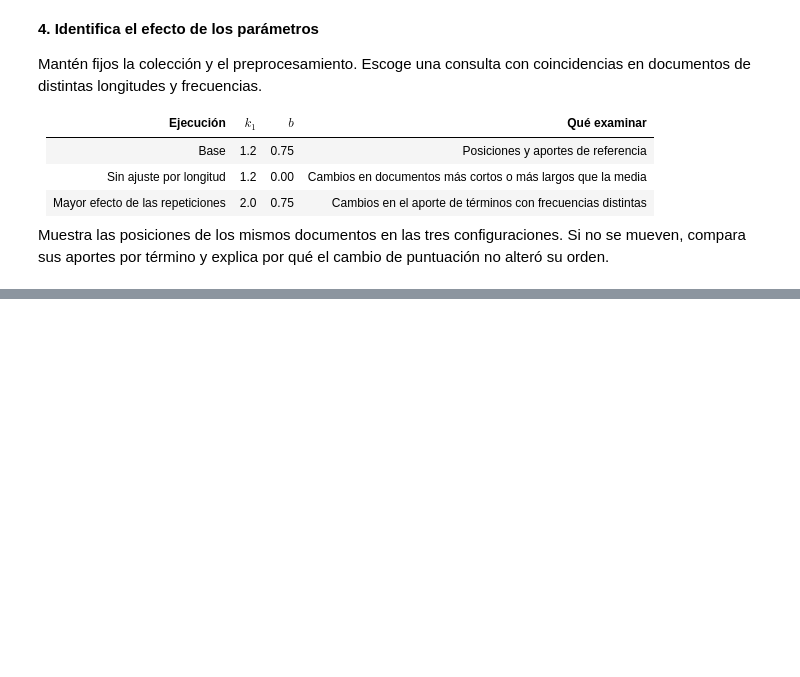
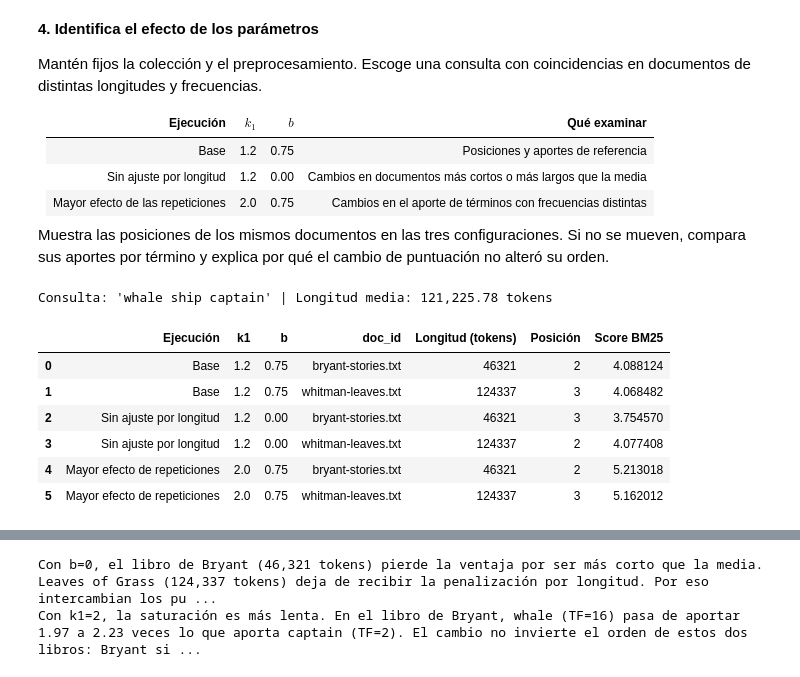
Before and after one commit to EstefanoCondoy/CondoyEstefano_IR_2026B, a Jupyter notebook: Deberes/04_bm25_Condoy_Estéfano.ipynb, the cells around one changed output, grey strips where cells are left out. Drawn from its saved outputs; the diff is of its cells as text; code cells hidden in the pictures; blank space fills up the shorter version.

```diff
--- a/Deberes/04_bm25_Condoy_Estéfano.ipynb
+++ b/Deberes/04_bm25_Condoy_Estéfano.ipynb
@@ -244,3 +386,77 @@ Mantén fijos la colección y el preprocesamiento. Escoge una consulta con coinc
 | Mayor efecto de las repeticiones | 2.0 | 0.75 | Cambios en el aporte de términos con frecuencias distintas |
 
 Muestra las posiciones de los mismos documentos en las tres configuraciones. Si no se mueven, compara sus aportes por término y explica por qué el cambio de puntuación no alteró su orden.
+# %%
+# Aquí mantengo la misma consulta y cambio un parámetro por vez.
+configuraciones = {
+    "Base": (K1_BASE, B_BASE),
+    "Sin ajuste por longitud": (K1_BASE, 0.0),
+    "Mayor efecto de repeticiones": (2.0, B_BASE),
+}
+id_whitman = "whitman-leaves.txt"
+ids_experimento = (id_bryant, id_whitman)
+posiciones_parametros = []
+aportes_parametros = {}
+scores_parametros = {}
+
+# Aquí comparo los mismos dos libros en los rankings completos de BM25.
+for nombre, (k1, b) in configuraciones.items():
+    scores, aportes = calcular_bm25(tokens_detalle, k1=k1, b=b)
+    ranking = ordenar_positivos(zip(ids_documentos, scores))
+    posiciones = {doc_id: puesto for puesto, (doc_id, _) in enumerate(ranking, start=1)}
+    scores_parametros[nombre] = dict(ranking)
+    aportes_parametros[nombre] = aportes
+    for doc_id in ids_experimento:
+        i = indice_documento[doc_id]
+        posiciones_parametros.append({
+            "Ejecución": nombre,
+            "k1": k1,
+            "b": b,
+            "doc_id": doc_id,
+            "Longitud (tokens)": longitudes[i],
+            "Posición": posiciones[doc_id],
+            "Score BM25": scores[i],
+        })
+
+print(f"Consulta: {consulta_detalle!r} | Longitud media: {longitud_media:,.2f} tokens")
+display(pd.DataFrame(posiciones_parametros).round(6))
+
+# Aquí desgloso los aportes para ver qué cambia aunque se conserve la posición.
+filas_aportes = []
+for doc_id in ids_experimento:
+    i = indice_documento[doc_id]
+    for termino in tokens_detalle:
+        fila = {"doc_id": doc_id, "Término": termino, "TF": tf_documentos[i][termino]}
+        for nombre, aportes in aportes_parametros.items():
+            fila[nombre] = aportes[termino][i]
+        filas_aportes.append(fila)
+display(pd.DataFrame(filas_aportes).round(6))
+
+# Aquí interpreto el cambio de b con las longitudes y scores medidos.
+i_bryant = indice_documento[id_bryant]
+i_whitman = indice_documento[id_whitman]
+print(f"Con b=0, el libro de Bryant ({longitudes[i_bryant]:,} tokens) pierde "
+      "la ventaja por ser más corto que la media. Leaves of Grass "
+      f"({longitudes[i_whitman]:,} tokens) deja de recibir la penalización por longitud. "
+      "Por eso intercambian los puestos 2 y 3.")
+
+# Aquí comparo el efecto de k1 sobre una frecuencia alta y una baja del mismo libro.
+base = aportes_parametros["Base"]
+mayor_k1 = aportes_parametros["Mayor efecto de repeticiones"]
+razon_base = base["whale"][i_bryant] / base["captain"][i_bryant]
+razon_mayor = mayor_k1["whale"][i_bryant] / mayor_k1["captain"][i_bryant]
+scores_mayor = scores_parametros["Mayor efecto de repeticiones"]
+print("Con k1=2, la saturación es más lenta. En el libro de Bryant, whale (TF=16) "
+      f"pasa de aportar {razon_base:.2f} a {razon_mayor:.2f} veces lo que aporta "
+      "captain (TF=2). El cambio no invierte el orden de estos dos libros: "
+      f"Bryant sigue por encima con {scores_mayor[id_bryant]:.6f} frente a "
+      f"{scores_mayor[id_whitman]:.6f} de Whitman.")
+# %% [output]
+Consulta: 'whale ship captain' | Longitud media: 121,225.78 tokens
+|  | Ejecución | k1 | b | doc_id | Longitud (tokens) | Posición | Score BM25 |
+| 0 | Base | 1.2 | 0.75 | bryant-stories.txt | 46321 | 2 | 4.088124 |
+| 1 | Base | 1.2 | 0.75 | whitman-leaves.txt | 124337 | 3 | 4.068482 |
+| 2 | Sin ajuste por longitud | 1.2 | 0.00 | bryant-stories.txt | 46321 | 3 | 3.754570 |
+| 3 | Sin ajuste por longitud | 1.2 | 0.00 | whitman-leaves.txt | 124337 | 2 | 4.077408 |
+| 4 | Mayor efecto de repeticiones | 2.0 | 0.75 | bryant-stories.txt | 46321 | 2 | 5.213018 |
+| 5 | Mayor efecto de repeticiones | 2.0 | 0.75 | whitman-leaves.txt | 124337 | 3 | 5.162012 |
@@ -246,0 +470,2 @@ Muestra las posiciones de los mismos documentos en las tres configuraciones. Si
+Con b=0, el libro de Bryant (46,321 tokens) pierde la ventaja por ser más corto que la media. Leaves of Grass (124,337 tokens) deja de recibir la penalización por longitud. Por eso intercambian los pu ...
+Con k1=2, la saturación es más lenta. En el libro de Bryant, whale (TF=16) pasa de aportar 1.97 a 2.23 veces lo que aporta captain (TF=2). El cambio no invierte el orden de estos dos libros: Bryant si ...
```
Also changed, not shown: parts of 3 cells of this notebook.
